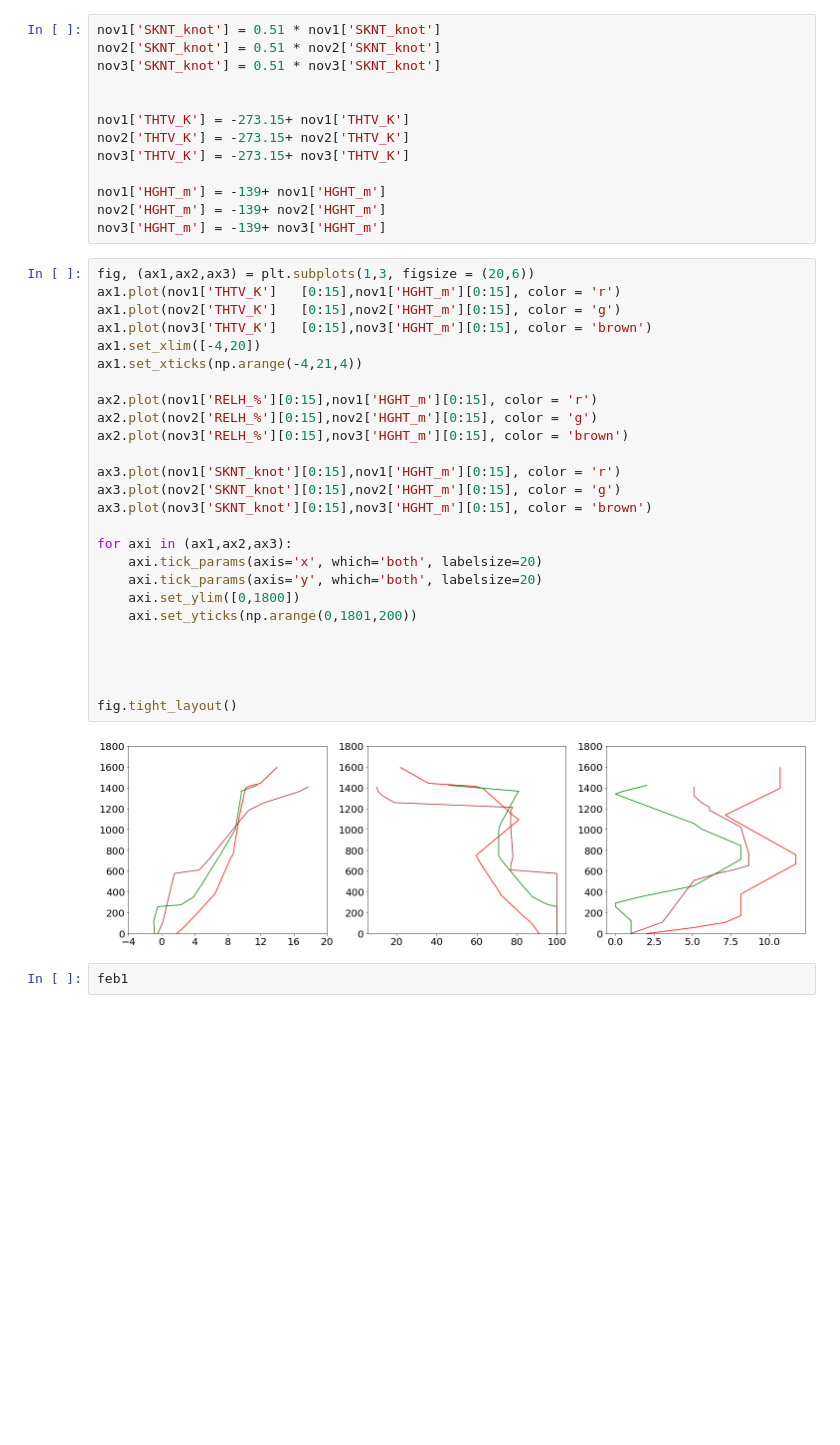
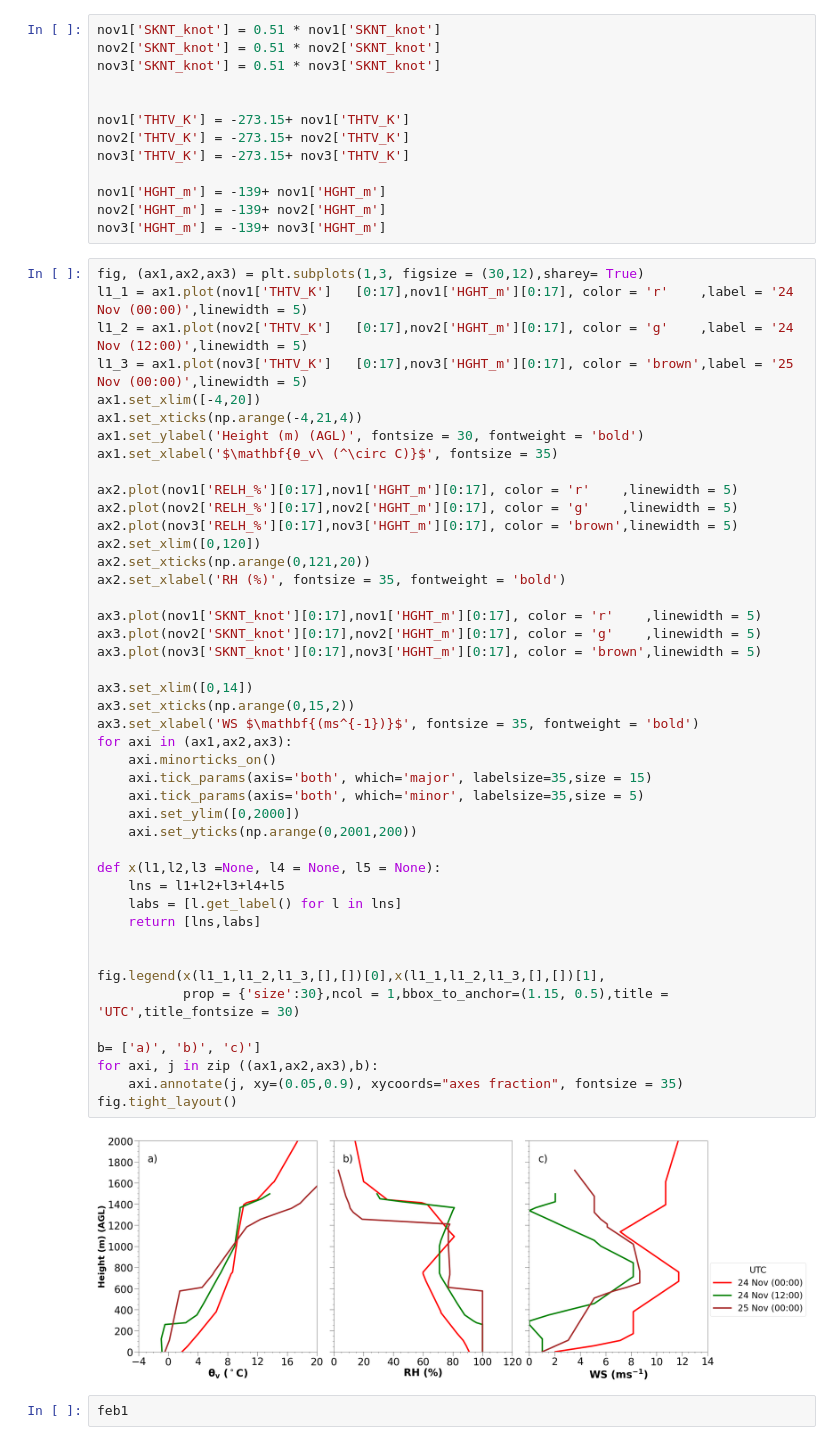
Before and after one commit to arunissun/visualization-of-climate-data-, a Jupyter notebook: radiosondes.ipynb, the cells around one changed output. Drawn from its saved outputs; the diff is of its cells as text; blank space fills up the shorter version.

```diff
--- a/radiosondes.ipynb
+++ b/radiosondes.ipynb
@@ -58,33 +58,51 @@ nov1['HGHT_m'] = -139+ nov1['HGHT_m']
 nov2['HGHT_m'] = -139+ nov2['HGHT_m']
 nov3['HGHT_m'] = -139+ nov3['HGHT_m']
 # %%
-fig, (ax1,ax2,ax3) = plt.subplots(1,3, figsize = (20,6))
-ax1.plot(nov1['THTV_K']   [0:15],nov1['HGHT_m'][0:15], color = 'r')
-ax1.plot(nov2['THTV_K']   [0:15],nov2['HGHT_m'][0:15], color = 'g')
-ax1.plot(nov3['THTV_K']   [0:15],nov3['HGHT_m'][0:15], color = 'brown')
+fig, (ax1,ax2,ax3) = plt.subplots(1,3, figsize = (30,12),sharey= True)
+l1_1 = ax1.plot(nov1['THTV_K']   [0:17],nov1['HGHT_m'][0:17], color = 'r'    ,label = '24 Nov (00:00)',linewidth = 5)
+l1_2 = ax1.plot(nov2['THTV_K']   [0:17],nov2['HGHT_m'][0:17], color = 'g'    ,label = '24 Nov (12:00)',linewidth = 5)
+l1_3 = ax1.plot(nov3['THTV_K']   [0:17],nov3['HGHT_m'][0:17], color = 'brown',label = '25 Nov (00:00)',linewidth = 5)
 ax1.set_xlim([-4,20])
 ax1.set_xticks(np.arange(-4,21,4))
+ax1.set_ylabel('Height (m) (AGL)', fontsize = 30, fontweight = 'bold')
+ax1.set_xlabel('$\mathbf{θ_v\ (^\circ C)}$', fontsize = 35)
 
-ax2.plot(nov1['RELH_%'][0:15],nov1['HGHT_m'][0:15], color = 'r')
-ax2.plot(nov2['RELH_%'][0:15],nov2['HGHT_m'][0:15], color = 'g')
-ax2.plot(nov3['RELH_%'][0:15],nov3['HGHT_m'][0:15], color = 'brown')
+ax2.plot(nov1['RELH_%'][0:17],nov1['HGHT_m'][0:17], color = 'r'    ,linewidth = 5)
+ax2.plot(nov2['RELH_%'][0:17],nov2['HGHT_m'][0:17], color = 'g'    ,linewidth = 5)
+ax2.plot(nov3['RELH_%'][0:17],nov3['HGHT_m'][0:17], color = 'brown',linewidth = 5)
+ax2.set_xlim([0,120])
+ax2.set_xticks(np.arange(0,121,20))
+ax2.set_xlabel('RH (%)', fontsize = 35, fontweight = 'bold')
 
-ax3.plot(nov1['SKNT_knot'][0:15],nov1['HGHT_m'][0:15], color = 'r')
-ax3.plot(nov2['SKNT_knot'][0:15],nov2['HGHT_m'][0:15], color = 'g')
-ax3.plot(nov3['SKNT_knot'][0:15],nov3['HGHT_m'][0:15], color = 'brown')
+ax3.plot(nov1['SKNT_knot'][0:17],nov1['HGHT_m'][0:17], color = 'r'    ,linewidth = 5)
+ax3.plot(nov2['SKNT_knot'][0:17],nov2['HGHT_m'][0:17], color = 'g'    ,linewidth = 5)
+ax3.plot(nov3['SKNT_knot'][0:17],nov3['HGHT_m'][0:17], color = 'brown',linewidth = 5)
 
+ax3.set_xlim([0,14])
+ax3.set_xticks(np.arange(0,15,2))
+ax3.set_xlabel('WS $\mathbf{(ms^{-1})}$', fontsize = 35, fontweight = 'bold')
 for axi in (ax1,ax2,ax3):
-    axi.tick_params(axis='x', which='both', labelsize=20)
-    axi.tick_params(axis='y', which='both', labelsize=20)
-    axi.set_ylim([0,1800])
-    axi.set_yticks(np.arange(0,1801,200))
+    axi.minorticks_on()
+    axi.tick_params(axis='both', which='major', labelsize=35,size = 15)
+    axi.tick_params(axis='both', which='minor', labelsize=35,size = 5)
+    axi.set_ylim([0,2000])
+    axi.set_yticks(np.arange(0,2001,200))
+
+def x(l1,l2,l3 =None, l4 = None, l5 = None):
+    lns = l1+l2+l3+l4+l5
+    labs = [l.get_label() for l in lns]
+    return [lns,labs]
 
 
+fig.legend(x(l1_1,l1_2,l1_3,[],[])[0],x(l1_1,l1_2,l1_3,[],[])[1],
+           prop = {'size':30},ncol = 1,bbox_to_anchor=(1.15, 0.5),title = 'UTC',title_fontsize = 30)
 
-
+b= ['a)', 'b)', 'c)']
+for axi, j in zip ((ax1,ax2,ax3),b):
+    axi.annotate(j, xy=(0.05,0.9), xycoords="axes fraction", fontsize = 35)
 fig.tight_layout()
 # %% [output]
-[figure, old version]
+[figure, new version]
 # %%
 feb1
 # %% [output]
```
Also changed, not shown: 5 other files.
